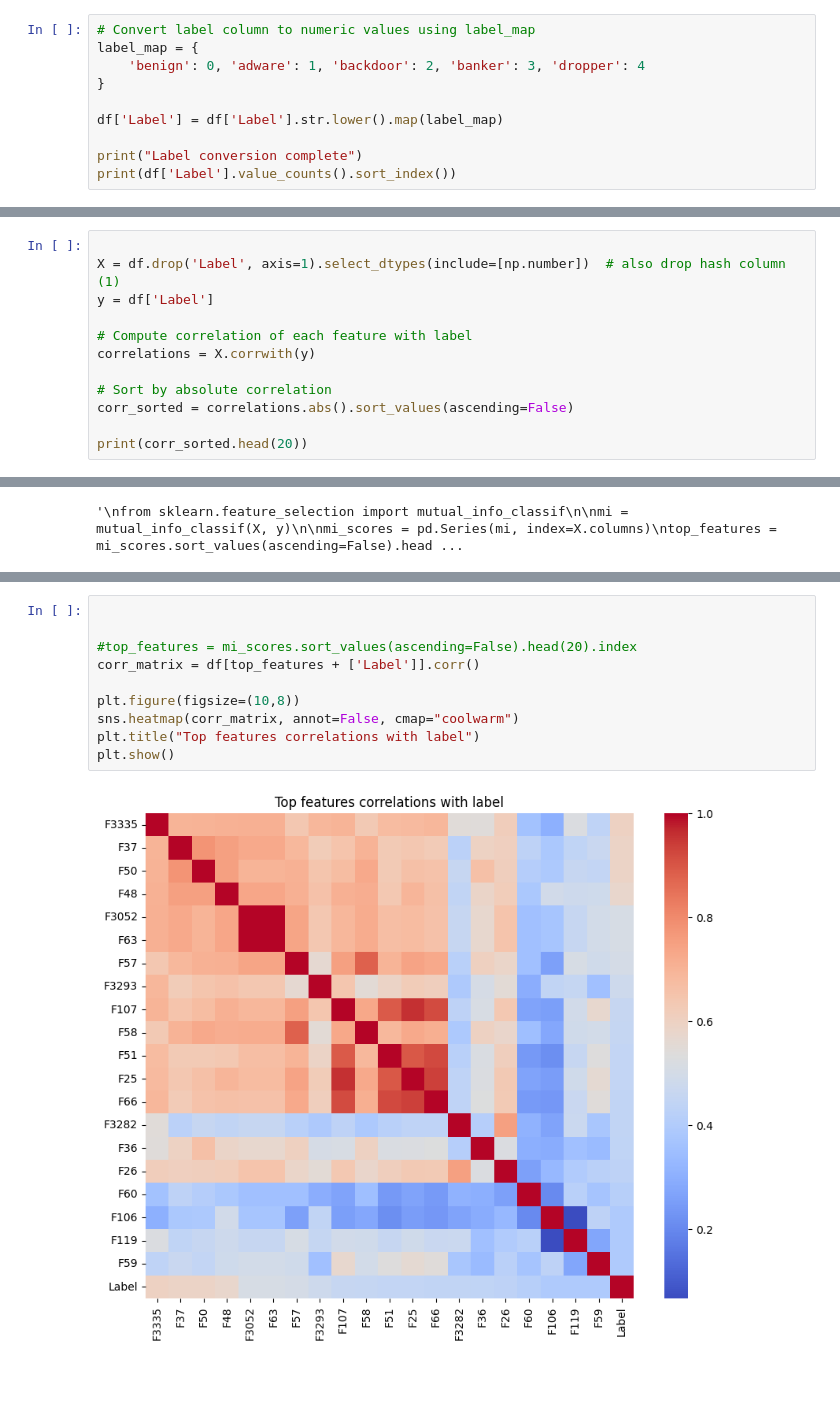
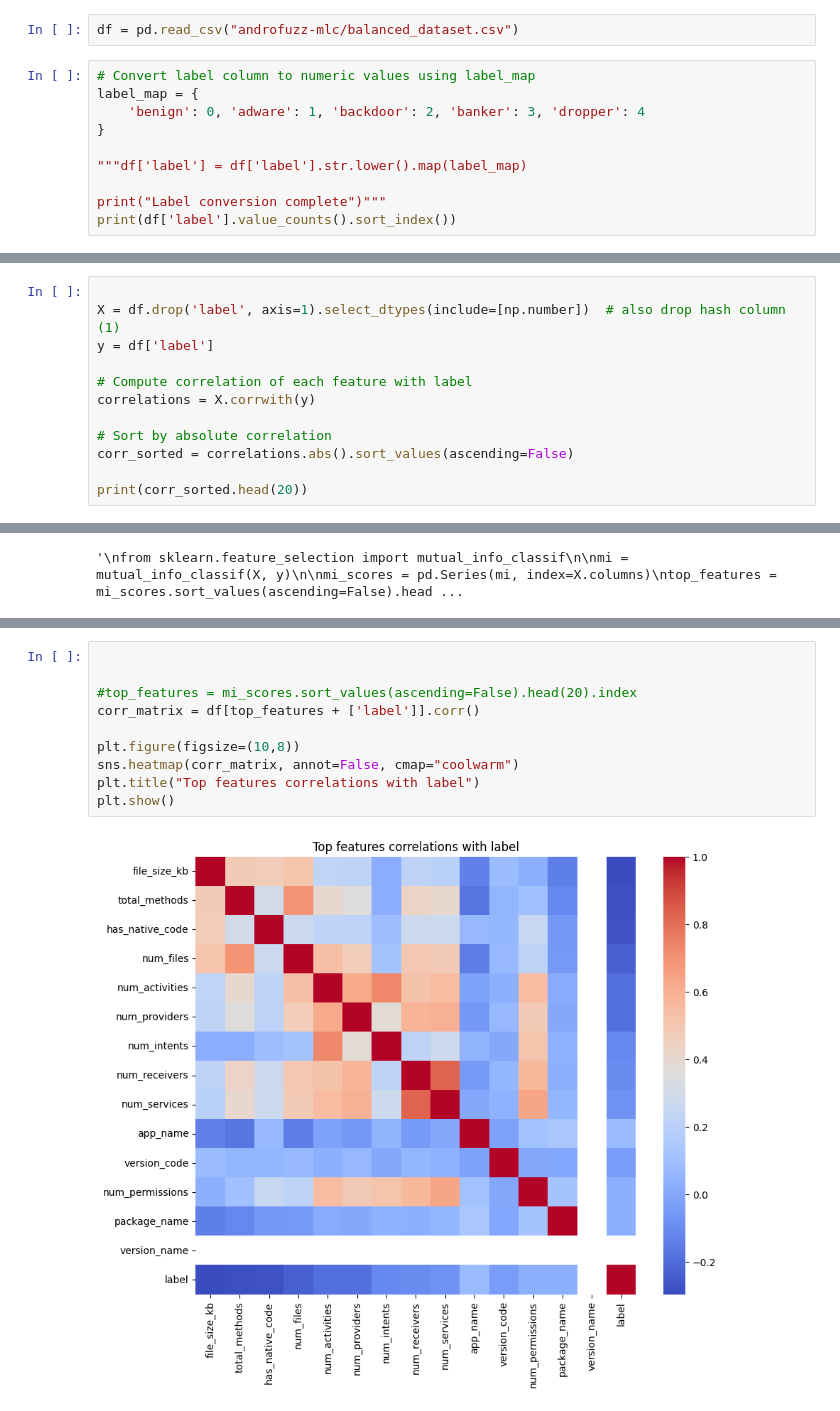
Before and after one commit to gentlsnek/MajorProject, a Jupyter notebook: mainMulticlass.ipynb, the cells around one changed output, grey strips where cells are left out. Drawn from its saved outputs; the diff is of its cells as text; blank space fills up the shorter version.

```diff
--- a/mainMulticlass.ipynb
+++ b/mainMulticlass.ipynb
@@ -58,14 +43,16 @@ print(df[9504].value_counts())
 """
 # %% [output]
 '\n\n# Updated Label Mapping\nlabel_map = {\n    \'benign\': 0, \'adware\': 1, \'backdoor\': 2, \'banker\': 3, \'dropper\': 4,\n    \'fileinjector\': 5, \'NoCategory\': 6, \'PUA\': 7, \'Ransomware\':  ...
+# %%
+df = pd.read_csv("androfuzz-mlc/balanced_dataset.csv")
 # %%
 # Convert label column to numeric values using label_map
 label_map = {
 	'benign': 0, 'adware': 1, 'backdoor': 2, 'banker': 3, 'dropper': 4
 }
 
-df['Label'] = df['Label'].str.lower().map(label_map)
+"""df['label'] = df['label'].str.lower().map(label_map)
 
-print("Label conversion complete")
-print(df['Label'].value_counts().sort_index())
+print("Label conversion complete")"""
+print(df['label'].value_counts().sort_index())
 # %% [output]
@@ -79,8 +65,8 @@ Label
 Name: count, dtype: int64
 # %%
 
-X = df.drop('Label', axis=1).select_dtypes(include=[np.number])  # also drop hash column (1)
-y = df['Label']
+X = df.drop('label', axis=1).select_dtypes(include=[np.number])  # also drop hash column (1)
+y = df['label']
 
 # Compute correlation of each feature with label
 correlations = X.corrwith(y)
@@ -129,15 +113,15 @@ Selected feature indices: ['F3335', 'F37', 'F50', 'F48', 'F3052', 'F63', 'F57',
 # %%
 
 
 #top_features = mi_scores.sort_values(ascending=False).head(20).index
-corr_matrix = df[top_features + ['Label']].corr()
+corr_matrix = df[top_features + ['label']].corr()
 
 plt.figure(figsize=(10,8))
 sns.heatmap(corr_matrix, annot=False, cmap="coolwarm")
 plt.title("Top features correlations with label")
 plt.show()
 # %% [output]
-[figure, old version]
+[figure, new version]
 # %%
 from sklearn.model_selection import train_test_split
 from sklearn.ensemble import RandomForestClassifier
```
Also changed, not shown: parts of 13 cells of this notebook, 1 other file.
